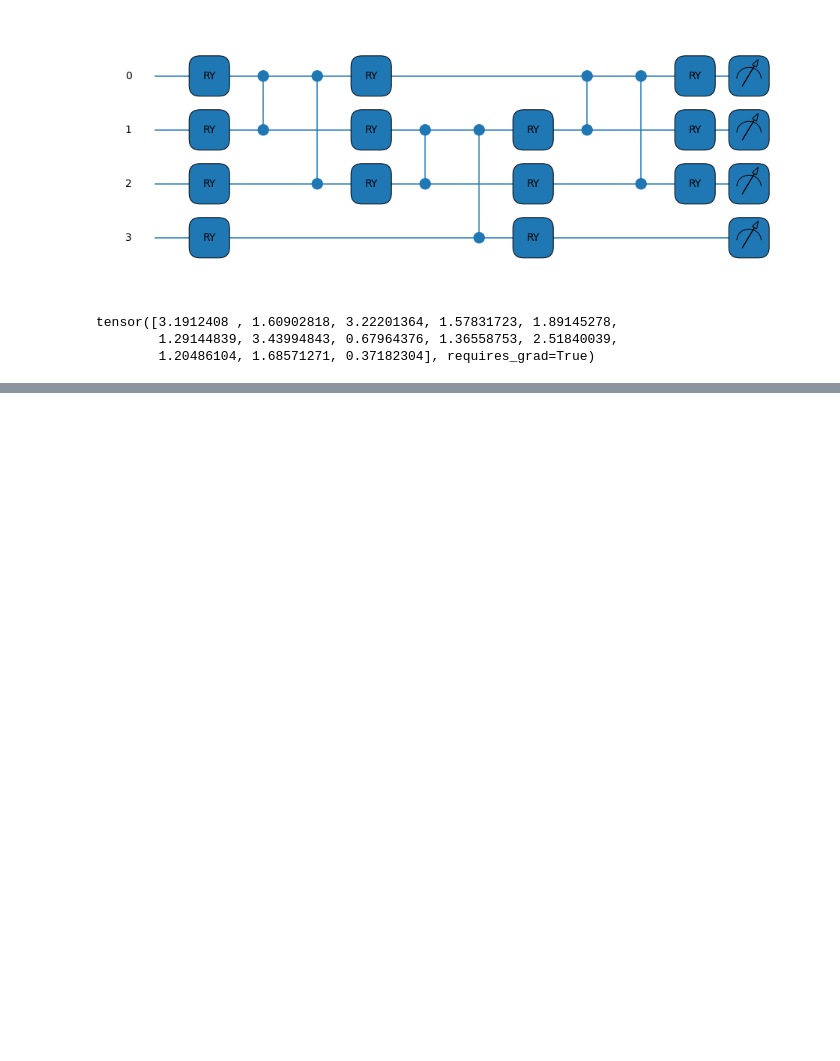
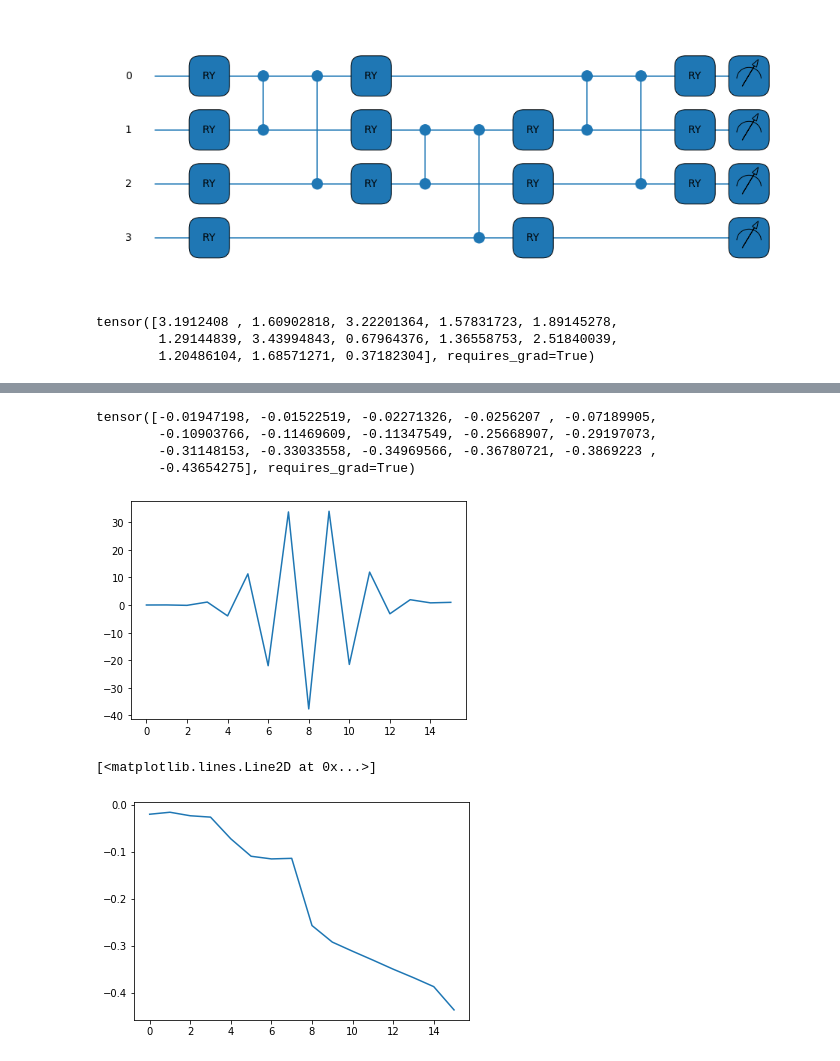
Before and after one commit to inajetovic/Variational-Quantum-Splines, a Jupyter notebook: test_weighted.ipynb, the cells around one changed output, grey strips where cells are left out. Drawn from its saved outputs; the diff is of its cells as text; code cells hidden in the pictures; blank space fills up the shorter version.

```diff
--- a/test_weighted.ipynb
+++ b/test_weighted.ipynb
@@ -145,3 +134,18 @@ RSS_h: (12.534970170685419+0j)
+# %%
+q.real
+# %% [output]
+tensor([-0.01947198, -0.01522519, -0.02271326, -0.0256207 , -0.07189905,
+        -0.10903766, -0.11469609, -0.11347549, -0.25668907, -0.29197073,
+        -0.31148153, -0.33033558, -0.34969566, -0.36780721, -0.3869223 ,
+        -0.43654275], requires_grad=True)
+# %%
+plt.plot(c)
+plt.show()
+plt.plot(q.real)
+# %% [output]
+[figure, added]
+[<matplotlib.lines.Line2D at 0x...>]
+[figure, added]
 # %%
 plt.figure(figsize=(10,10))
 plt.plot(range(len(y_fq)),(y_q),label= "hybrid")
```
Also changed, not shown: parts of 5 cells of this notebook, 1 other file.
